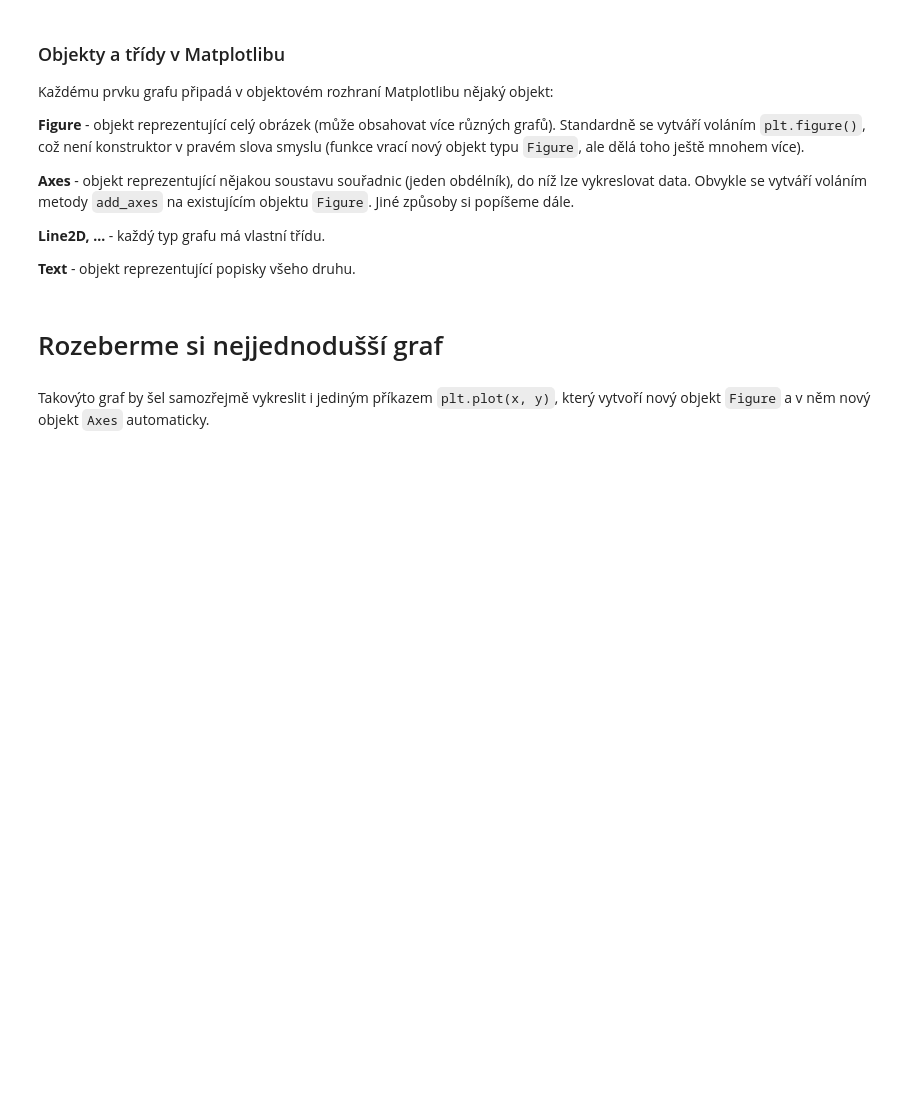
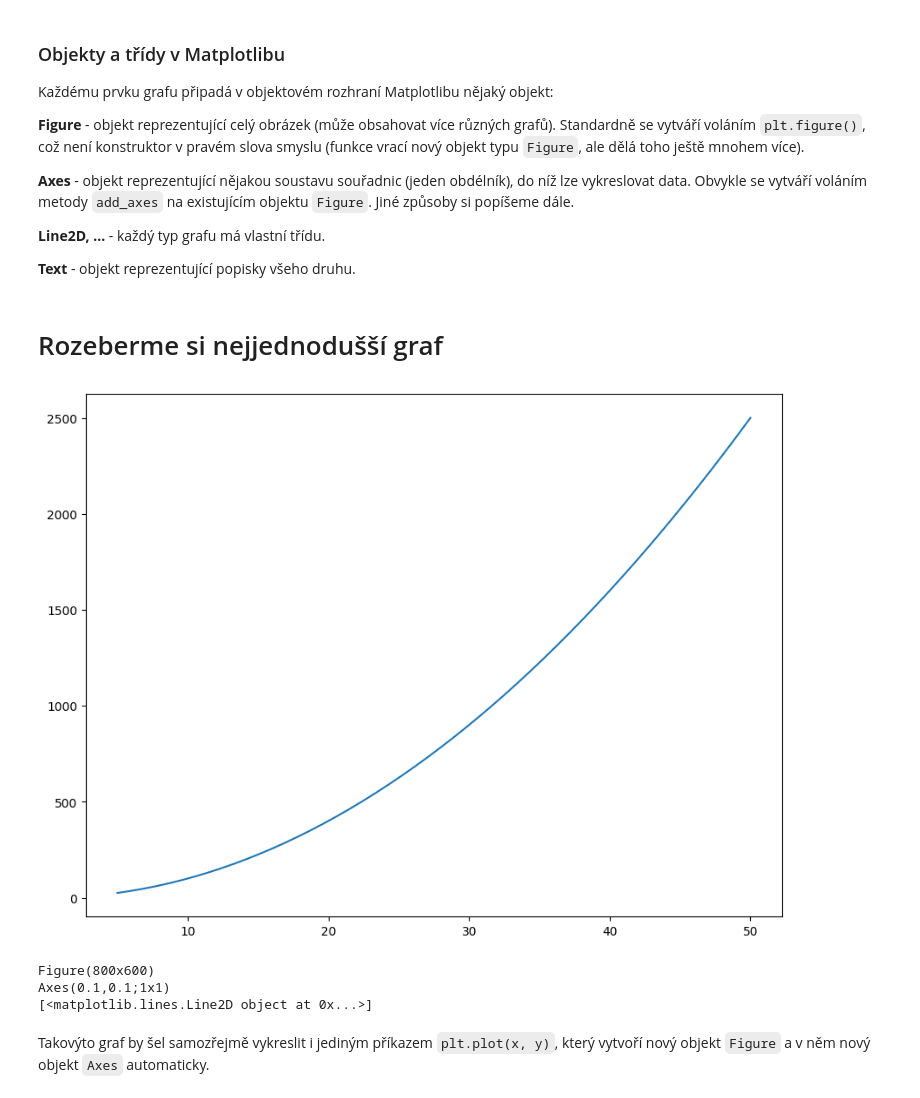
Before and after one commit to bal0305/vvp, a Jupyter notebook: Week_07/07a_graf_funkce.ipynb, the cells around one changed output. Cells and saved outputs as stored; diff of their text form; code cells hidden in the pictures; blank space fills up the shorter version.

```diff
--- a/Week_07/07a_graf_funkce.ipynb
+++ b/Week_07/07a_graf_funkce.ipynb
@@ -42,26 +61,32 @@ Každému prvku grafu připadá v objektovém rozhraní Matplotlibu nějaký obj
 # %%
 # Vytvoříme jednoduchá data
 # (50 bodů rovnoměrně rozmístěných na úsečce -1, 5)
-x = np.linspace(-1, 5, 50)
+x = np.linspace(5, 50, 50)
 # jejich druhá mocnina (tj. parabola)
 y = x ** 2
 
 # nový objekt Figure = prázdný obrázek
 fig = plt.figure(figsize=(8, 6))  # velikost obrázku v palcích (šířka, výška)
 
 # U add_axes musíme zadat, jakou část obrázku zabere obdélník se souřadnicemi
 # zleva, odspodu, šířka, výška (v relativních hodnotách 0 až 1)
-axes = fig.add_axes((0.1, 0.1, 0.8, 0.8))
+axes = fig.add_axes((0.1, 0.1, 1,1))
 
 # Nyní vykreslíme data
 graf_funkce = axes.plot(x, y)
 # a zobrazíme obrázek
 plt.show()
+# %% [output]
+[figure, added]
 # %%
 # podívejme se na jednotlivé objekty
 print(fig)
 print(axes)
 print(graf_funkce)
+# %% [output]
+Figure(800x600)
+Axes(0.1,0.1;1x1)
+[<matplotlib.lines.Line2D object at 0x...>]
 # %% [markdown]
 Takovýto graf by šel samozřejmě vykreslit i jediným příkazem `plt.plot(x, y)`, který vytvoří nový objekt `Figure` a v něm nový objekt `Axes` automaticky.
 # %%
```
Also changed, not shown: parts of 9 cells of this notebook, 6 other files.
